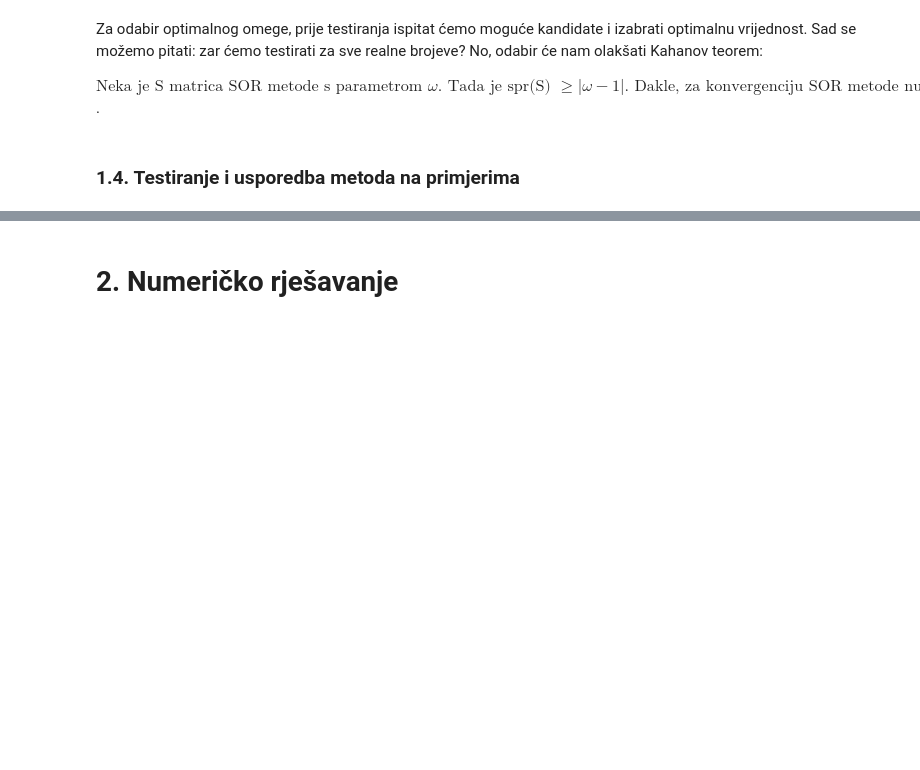
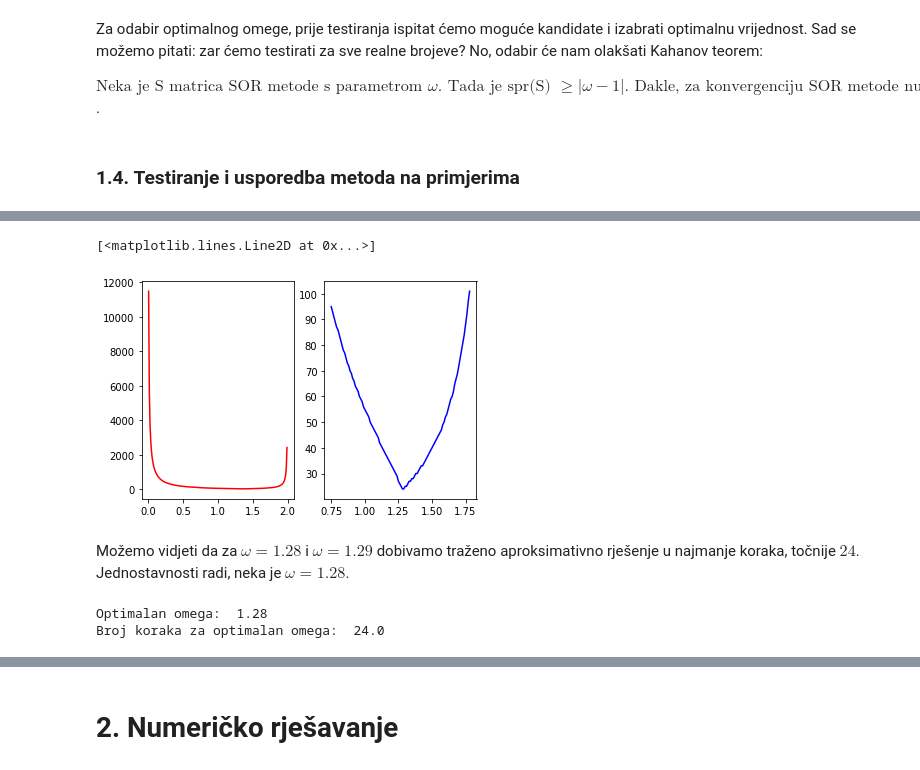
Before and after one commit to matkobrandic/PythonEssay, a Jupyter notebook: Numeričko rješavanje sustava linearnih jednadžbi i inicijalnog problema za ODJ.ipynb, the cells around one changed output, grey strips where cells are left out. Drawn from its saved outputs; the diff is of its cells as text; code cells hidden in the pictures; blank space fills up the shorter version.

```diff
--- a/Numeričko rješavanje sustava linearnih jednadžbi i inicijalnog problema za ODJ.ipynb
+++ b/Numeričko rješavanje sustava linearnih jednadžbi i inicijalnog problema za ODJ.ipynb
@@ -266,26 +221,25 @@ def sor(x, A, b, omega, tolerance):
     n = len(A)
 
     # dekompozicija matrice A
-    D = np.linalg.inv(np.diag(np.diag(A)))
-    U = (1-omega)*np.eye(n) + omega * (D@np.triu(A))
-    L = omega * (D@np.tril(A))
-    IL = np.linalg.inv(np.eye(n) - L)
-
-    matrix = IL @ U
-    vector = omega * (IL @ (D@b))
+    D = np.diag(np.diag(A))
+    L = np.tril(A, k=-1)
+    U = np.triu(A, k=1)
+    L = np.linalg.inv(D + omega*L)
+    U = (1-omega)*D - omega*U
+    #x = Fx + c
+    F = L @ U
+    c = (omega*L) @ b
 
     # vektor reziduala svake iteracije
-    residual = np.array([np.linalg.norm(b - A*x)])
+    residual = np.array([np.linalg.norm(b - A@x)])
 
     # matrica koja u retku i ima aproksimaciju dobivenu u i-toj iteraciji
     approximations = np.array(x)
-    approximations.shape
     k = 0
-
     while residual[k] >= tolerance:
         k = k + 1
+        x = F@x + c
         residual = np.append(residual, np.linalg.norm(b - A@x))
-        x = matrix@x + vector
         approximations = np.append(approximations, x).reshape(k+1, n)
     return x, residual, approximations
 # %% [markdown]
@@ -312,11 +273,10 @@ Najprije pronađimo optimalan $\omega\in(0,2)$ za SOR metodu. Za naše potrebe,
 # %%
 omegas = np.linspace(0.01,1.99,199)
 stepNumber = np.zeros(len(omegas))
-ones = np.ones(len(stieltjes))
-rhs = stieltjes @ ones
+x = np.zeros((len(omegas),len(rhs)))
 for i in range(len(omegas)):
-    x, residual, approximation = sor(ones, stieltjes, rhs, omegas[i], tolerance)
+    print('Računam SOR metodom za omega = ', omegas[i])
+    x[i], residual, approximation = sor(unknown, stieltjes, rhs, omegas[i], tolerance)
     stepNumber[i] = len(residual)
-fig1, ax1 = plt.subplots()
-ax1.plot(omegas, stepNumber, label='Broj iteracija',color='red')
+    print('Broj koraka potreban za dostizanje tražene točnosti: ', stepNumber[i])
 # %% [output]
@@ -327,0 +300,20 @@ sor(x, A, b, omega, tolerance)
+# %%
+fig1, (ax1, ax2) = plt.subplots(1,2)
+
+# ovaj plot prikazuje broj iteracija za svaki omega
+ax1.plot(omegas, stepNumber, label='Broj iteracija',color='red')
+
+# ovaj plot prikazuje broj iteracija za one omege za koje se tražena točnost postiže
+# u manje od 100 koraka
+ax2.plot(omegas[74:178], stepNumber[74:178], label='Za omega <= 100', color='blue')
+# %% [output]
+[<matplotlib.lines.Line2D at 0x...>]
+[figure, added]
+# %% [markdown]
+Možemo vidjeti da za $\omega=1.28$ i $\omega=1.29$ dobivamo traženo aproksimativno rješenje u najmanje koraka, točnije $24$. Jednostavnosti radi, neka je $\omega=1.28$.
+# %%
+print('Optimalan omega: ', omegas[np.argmin(stepNumber)])
+print('Broj koraka za optimalan omega: ', stepNumber.min())
+# %% [output]
+Optimalan omega:  1.28
+Broj koraka za optimalan omega:  24.0
```
Also changed, not shown: parts of 26 cells of this notebook, 3 other files.
